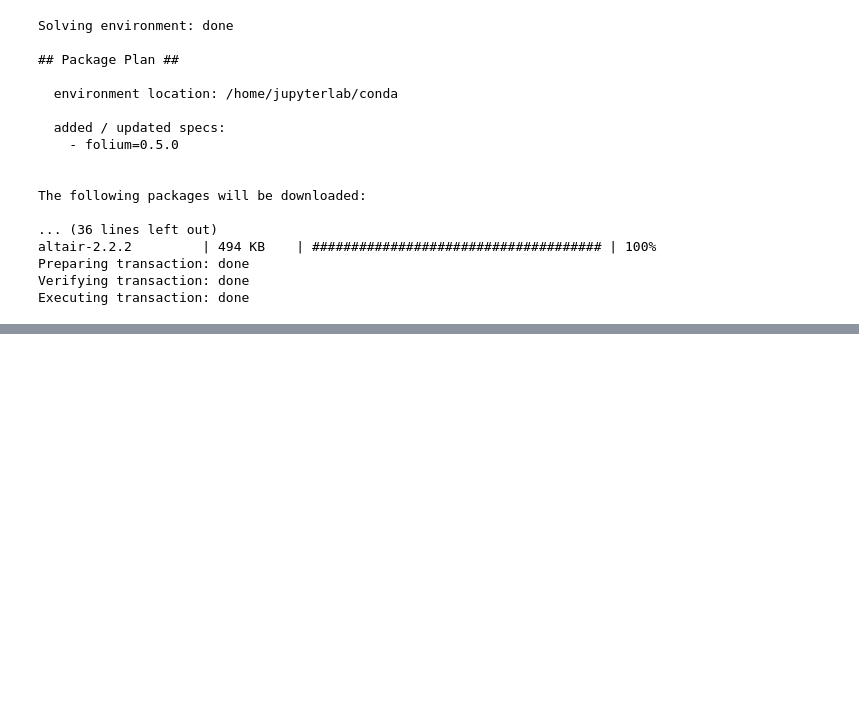
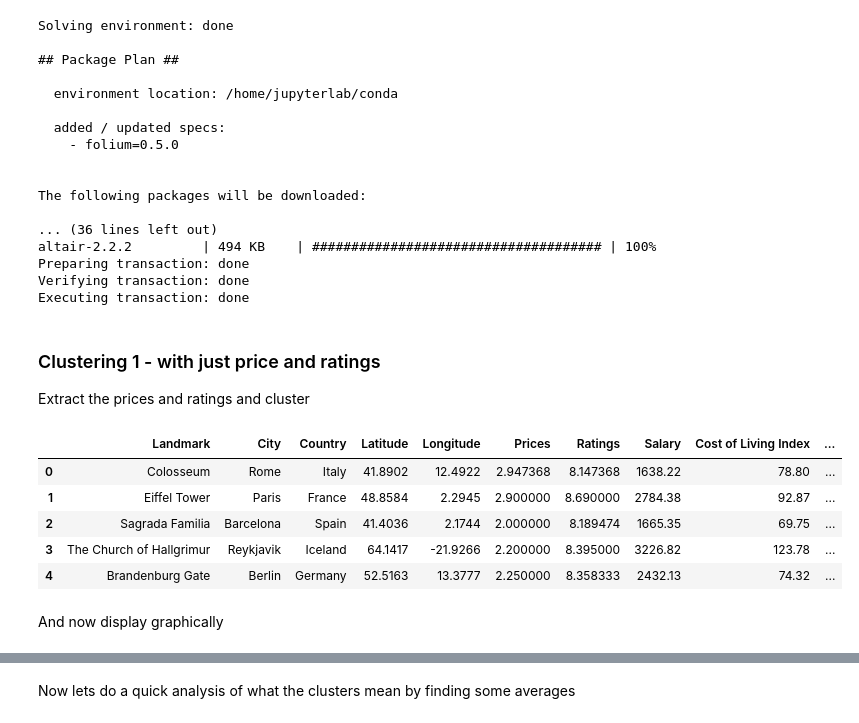
Before and after one commit to bill-looby/Coursera_Capstone, a Jupyter notebook: Investigations.ipynb, the cells around one changed output, grey strips where cells are left out. Drawn from its saved outputs; the diff is of its cells as text; code cells hidden in the pictures; blank space fills up the shorter version.

```diff
--- a/Investigations.ipynb
+++ b/Investigations.ipynb
@@ -249,9 +283,19 @@ We will run a clustering algorithm on the landmarks based on their price and rat
 # %%
-!conda install -c conda-forge folium=0.5.0 --yes # uncomment this line if you haven't folium
+!conda install -c conda-forge folium=0.5.0 --yes
+
+import matplotlib.cm as cm
+import matplotlib.colors as colors
 
 # import k-means from clustering stage and folium (assumes already installed)
 from sklearn.cluster import KMeans
 import folium # map rendering library
+
+# set color scheme for the clusters
+numclusters = 4
+x = np.arange(numclusters)
+ys = [i+x+(i*x)**2 for i in range(numclusters)]
+colors_array = cm.rainbow(np.linspace(0, 1, len(ys)))
+rainbow = [colors.rgb2hex(i) for i in colors_array]
 # %% [output]
 Solving environment: done
 
@@ -270,6 +314,33 @@ altair-2.2.2         | 494 KB    | ##################################### | 100%
 Preparing transaction: done
 Verifying transaction: done
 Executing transaction: done
+# %% [markdown]
+### Clustering 1 - with just price and ratings
+
+Extract the prices and ratings and cluster
+# %%
+from sklearn.cluster import KMeans
+from sklearn.preprocessing import StandardScaler
+
+# Scale
+df_landmark_stats1 = df_complete[['Prices','Ratings']]
+scaler = StandardScaler()
+scaler.fit(df_landmark_stats1)
+df_scaled1 = scaler.transform(df_landmark_stats1)
+
+#Cluster
+kmeans1 = KMeans(n_clusters=numclusters, random_state=0).fit(df_scaled1)
+df_clustered1 = df_complete.assign(Cluster = pd.Series(kmeans1.labels_))
+df_clustered1.head()
+# %% [output]
+|  | Landmark | City | Country | Latitude | Longitude | Prices | Ratings | Salary | Cost of Living Index | ... |
+| 0 | Colosseum | Rome | Italy | 41.8902 | 12.4922 | 2.947368 | 8.147368 | 1638.22 | 78.80 | ... |
+| 1 | Eiffel Tower | Paris | France | 48.8584 | 2.2945 | 2.900000 | 8.690000 | 2784.38 | 92.87 | ... |
+| 2 | Sagrada Familia | Barcelona | Spain | 41.4036 | 2.1744 | 2.000000 | 8.189474 | 1665.35 | 69.75 | ... |
+| 3 | The Church of Hallgrimur | Reykjavik | Iceland | 64.1417 | -21.9266 | 2.200000 | 8.395000 | 3226.82 | 123.78 | ... |
+| 4 | Brandenburg Gate | Berlin | Germany | 52.5163 | 13.3777 | 2.250000 | 8.358333 | 2432.13 | 74.32 | ... |
+# %% [markdown]
+And now display graphically
 # %%
 # create map of Europe using latitude and longitude values (these needed manual tweaking for best display)
 EUROPE_LAT = 52
@@ -294,3 +366,5 @@ for index, row in df_landmark_details.iterrows():
 map_europe
 # %% [output]
 [interactive output not drawn]
+# %% [markdown]
+Now lets do a quick analysis of what the clusters mean by finding some averages
```
Also changed, not shown: parts of 22 cells of this notebook.
